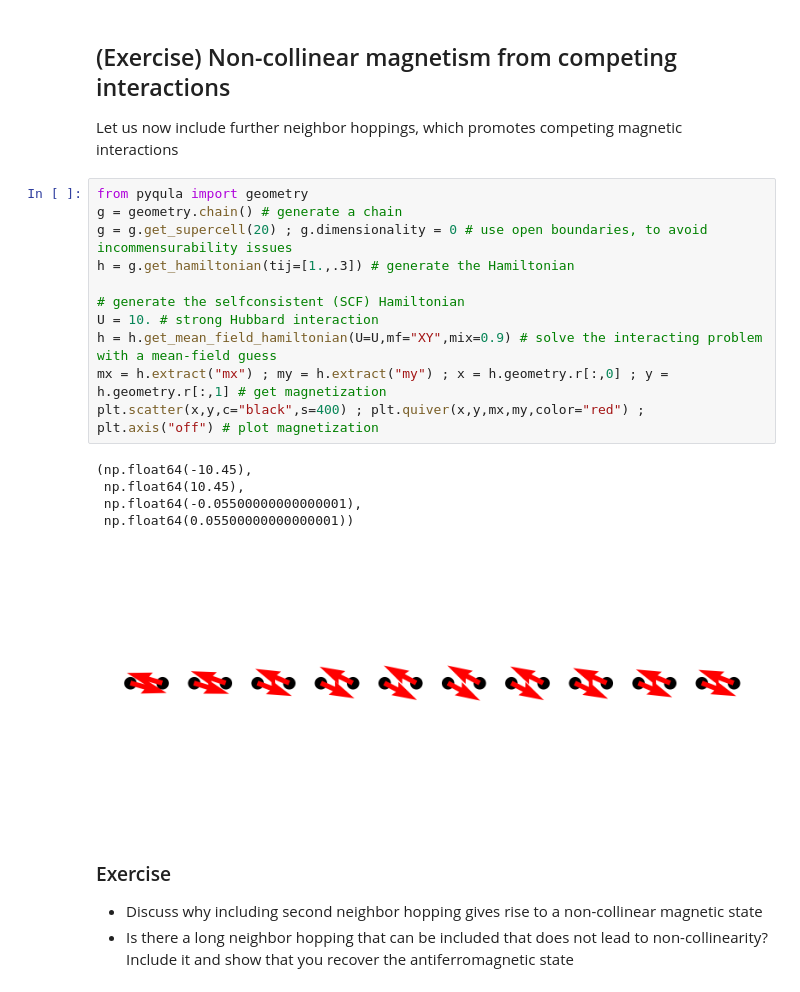
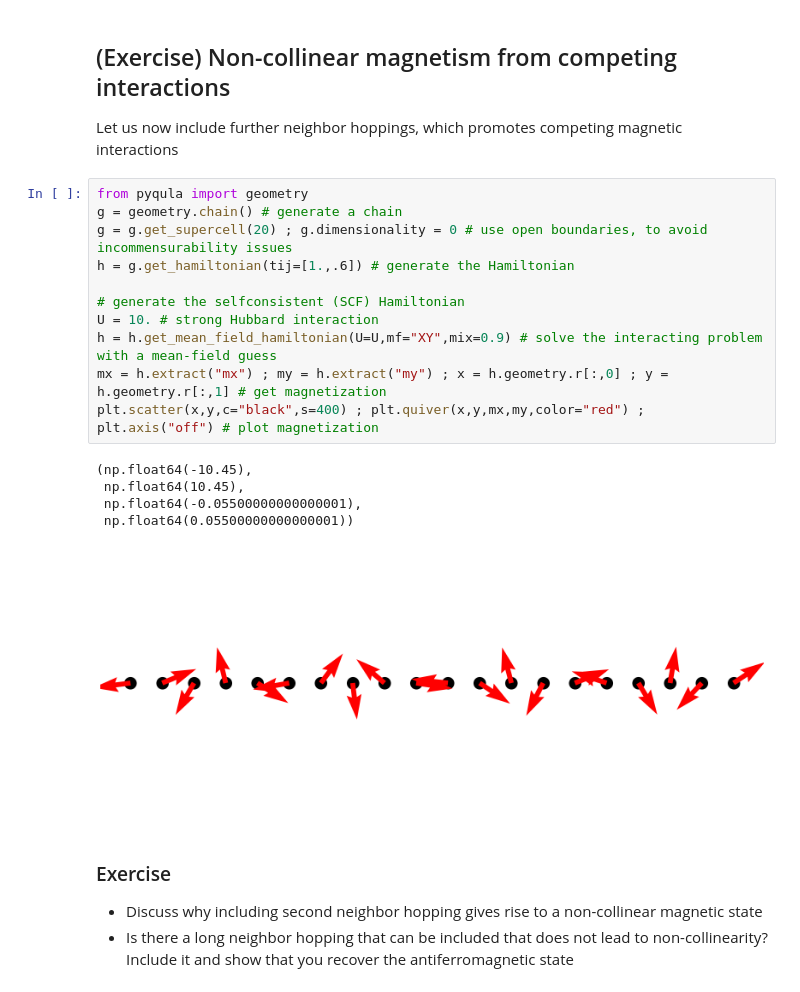
Before and after one commit to joselado/Advanced_Quantum_Materials_2025, a Jupyter notebook: jupyter-notebooks/session7.ipynb, the cells around one changed output. Cells and saved outputs as stored; diff of their text form.

```diff
--- a/jupyter-notebooks/session7.ipynb
+++ b/jupyter-notebooks/session7.ipynb
@@ -310,20 +310,20 @@ Let us now include further neighbor hoppings, which promotes competing magnetic
 # %%
 from pyqula import geometry
 g = geometry.chain() # generate a chain
 g = g.get_supercell(20) ; g.dimensionality = 0 # use open boundaries, to avoid incommensurability issues
-h = g.get_hamiltonian(tij=[1.,.3]) # generate the Hamiltonian
+h = g.get_hamiltonian(tij=[1.,.6]) # generate the Hamiltonian
 
 # generate the selfconsistent (SCF) Hamiltonian
 U = 10. # strong Hubbard interaction
 h = h.get_mean_field_hamiltonian(U=U,mf="XY",mix=0.9) # solve the interacting problem with a mean-field guess
 mx = h.extract("mx") ; my = h.extract("my") ; x = h.geometry.r[:,0] ; y = h.geometry.r[:,1] # get magnetization
 plt.scatter(x,y,c="black",s=400) ; plt.quiver(x,y,mx,my,color="red") ; plt.axis("off") # plot magnetization
 # %% [output]
 (np.float64(-10.45),
  np.float64(10.45),
  np.float64(-0.05500000000000001),
  np.float64(0.05500000000000001))
-[figure, old version]
+[figure, new version]
 # %% [markdown]
 ### Exercise
 - Discuss why including second neighbor hopping gives rise to a non-collinear magnetic state
```
Also changed, not shown: parts of 3 cells of this notebook.
